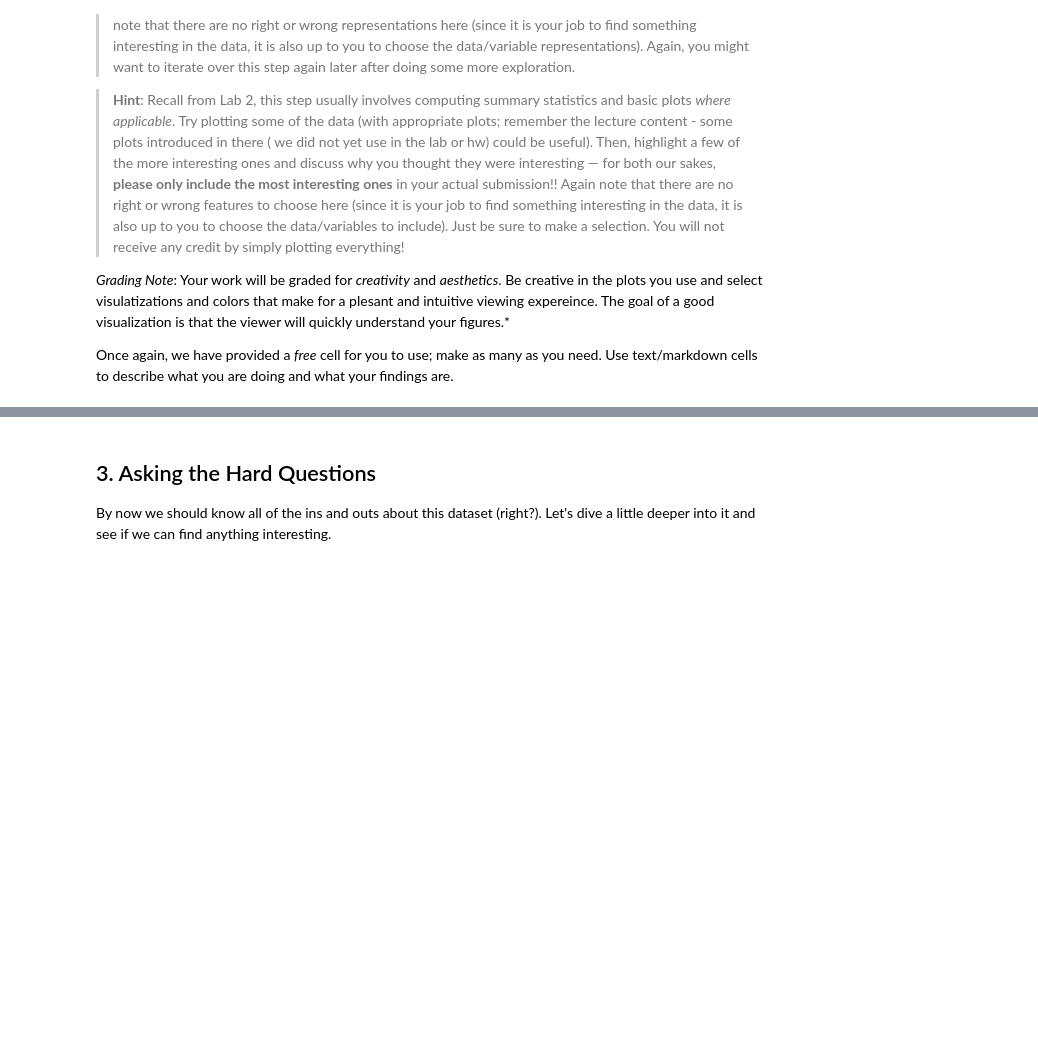
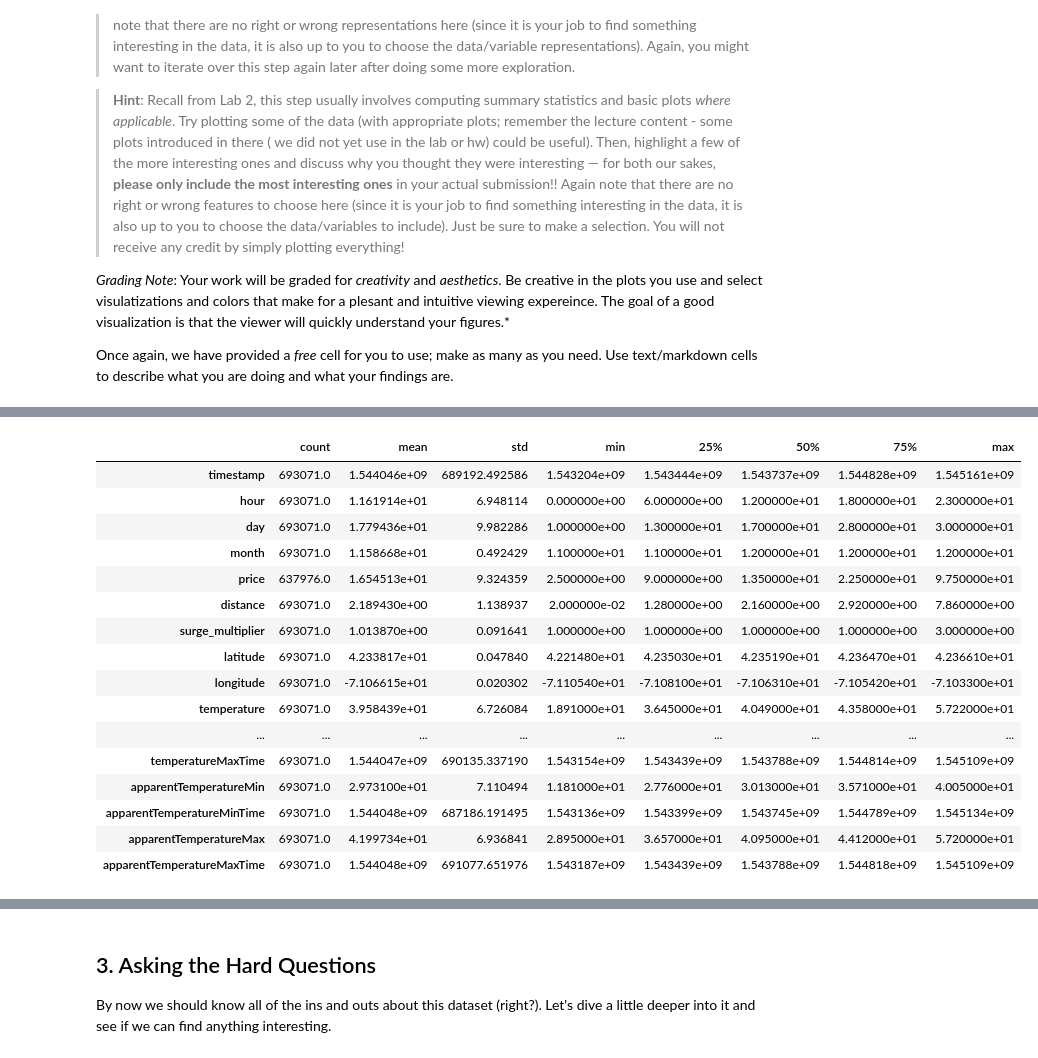
Before and after one commit to jumonlala/217_final_project, a Jupyter notebook: hw6.ipynb, the cells around one changed output, grey strips where cells are left out. Saved outputs shown, nothing was run; the diff lists cells and outputs as text; code cells hidden in the pictures; blank space fills up the shorter version.

```diff
--- a/hw6.ipynb
+++ b/hw6.ipynb
@@ -75,0 +79,3 @@ Let's start by taking a look at our data.
+# %%
+data = pd.read_csv('./utility/data/rideshare_kaggle.csv')
+data.head(5)
@@ -104,0 +281,20 @@ Once again, we have provided a _free_ cell for you to use; make as many as you n
+# %%
+data.describe().transpose()
+# %% [output]
+|  | count | mean | std | min | 25% | 50% | 75% | max |
+| timestamp | 693071.0 | 1.544046e+09 | 689192.492586 | 1.543204e+09 | 1.543444e+09 | 1.543737e+09 | 1.544828e+09 | 1.545161e+09 |
+| hour | 693071.0 | 1.161914e+01 | 6.948114 | 0.000000e+00 | 6.000000e+00 | 1.200000e+01 | 1.800000e+01 | 2.300000e+01 |
+| day | 693071.0 | 1.779436e+01 | 9.982286 | 1.000000e+00 | 1.300000e+01 | 1.700000e+01 | 2.800000e+01 | 3.000000e+01 |
+| month | 693071.0 | 1.158668e+01 | 0.492429 | 1.100000e+01 | 1.100000e+01 | 1.200000e+01 | 1.200000e+01 | 1.200000e+01 |
+| price | 637976.0 | 1.654513e+01 | 9.324359 | 2.500000e+00 | 9.000000e+00 | 1.350000e+01 | 2.250000e+01 | 9.750000e+01 |
+| distance | 693071.0 | 2.189430e+00 | 1.138937 | 2.000000e-02 | 1.280000e+00 | 2.160000e+00 | 2.920000e+00 | 7.860000e+00 |
+| surge_multiplier | 693071.0 | 1.013870e+00 | 0.091641 | 1.000000e+00 | 1.000000e+00 | 1.000000e+00 | 1.000000e+00 | 3.000000e+00 |
+| latitude | 693071.0 | 4.233817e+01 | 0.047840 | 4.221480e+01 | 4.235030e+01 | 4.235190e+01 | 4.236470e+01 | 4.236610e+01 |
+| longitude | 693071.0 | -7.106615e+01 | 0.020302 | -7.110540e+01 | -7.108100e+01 | -7.106310e+01 | -7.105420e+01 | -7.103300e+01 |
+| temperature | 693071.0 | 3.958439e+01 | 6.726084 | 1.891000e+01 | 3.645000e+01 | 4.049000e+01 | 4.358000e+01 | 5.722000e+01 |
+| ... | ... | ... | ... | ... | ... | ... | ... | ... |
+| temperatureMaxTime | 693071.0 | 1.544047e+09 | 690135.337190 | 1.543154e+09 | 1.543439e+09 | 1.543788e+09 | 1.544814e+09 | 1.545109e+09 |
+| apparentTemperatureMin | 693071.0 | 2.973100e+01 | 7.110494 | 1.181000e+01 | 2.776000e+01 | 3.013000e+01 | 3.571000e+01 | 4.005000e+01 |
+| apparentTemperatureMinTime | 693071.0 | 1.544048e+09 | 687186.191495 | 1.543136e+09 | 1.543399e+09 | 1.543745e+09 | 1.544789e+09 | 1.545134e+09 |
+| apparentTemperatureMax | 693071.0 | 4.199734e+01 | 6.936841 | 2.895000e+01 | 3.657000e+01 | 4.095000e+01 | 4.412000e+01 | 5.720000e+01 |
+| apparentTemperatureMaxTime | 693071.0 | 1.544048e+09 | 691077.651976 | 1.543187e+09 | 1.543439e+09 | 1.543788e+09 | 1.544818e+09 | 1.545109e+09 |
```
Also changed, not shown: parts of 24 cells of this notebook.
